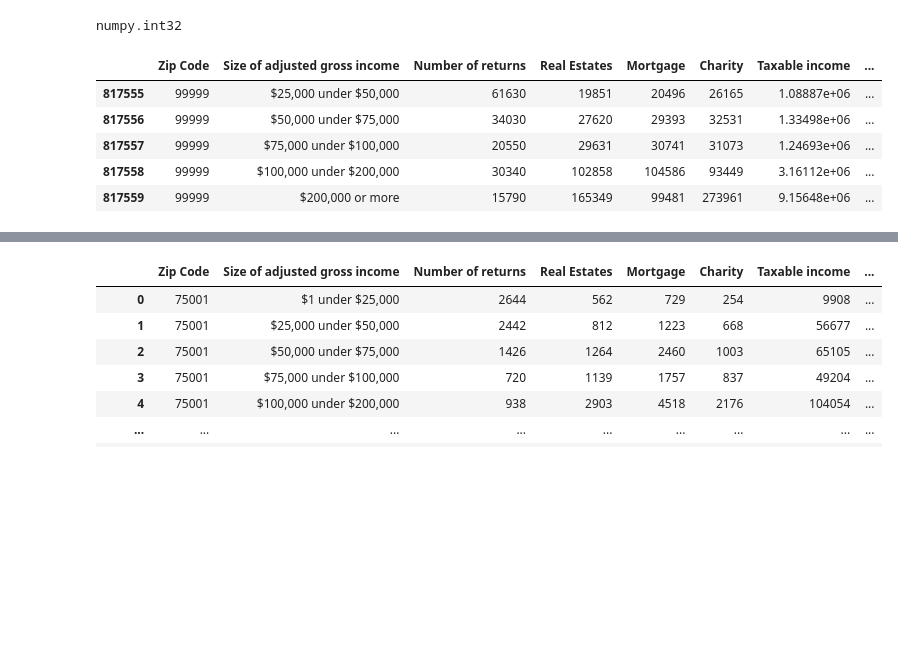
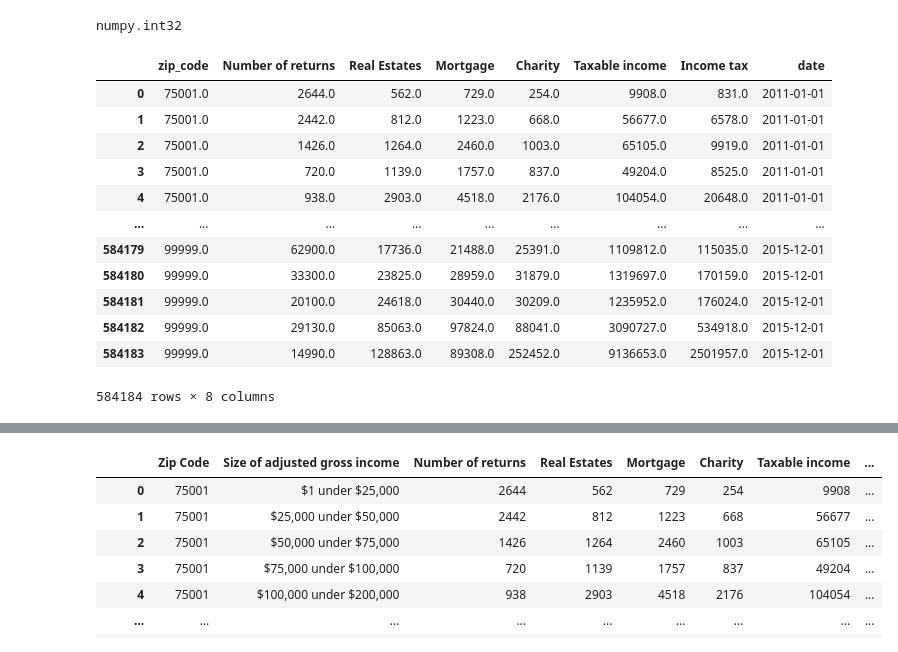
Before and after one commit to dovu93/Real_Estate_Investment_Identifier, a Jupyter notebook: Notebooks/Trial&Error_Vu.ipynb, the cells around one changed output, grey strips where cells are left out. Cells and saved outputs as stored; diff of their text form; code cells hidden in the pictures; blank space fills up the shorter version.

```diff
--- a/Notebooks/Trial&Error_Vu.ipynb
+++ b/Notebooks/Trial&Error_Vu.ipynb
@@ -372,15 +372,26 @@ cleaned_tax_2014 = Path("../resources/Vu/Tax_Data/cleaned_tax_FINAL.csv")
 tax_2011.to_csv(cleaned_tax_2014, index=False, header=True)
 # %%
-clean_path = Path("../resources/Vu/Tax_Data/cleaned_tax_FINAL.csv")
+clean_path = Path("../resources/Vu/Tax_Data/cleaned_tax_FINALs.csv")
 # %%
 clean_tax = pd.read_csv(clean_path)
+# %%
+clean_tax = clean_tax.rename({'Zip Code': 'zip_code'}, axis=1)
+# %%
+clean_tax.drop(columns = "Size of adjusted gross income", inplace = True)
 # %%
-clean_tax.tail()
+clean_tax
 # %% [output]
-|  | Zip Code | Size of adjusted gross income | Number of returns | Real Estates | Mortgage | Charity | Taxable income | ... |
-| 817555 | 99999 | $25,000 under $50,000 | 61630 | 19851 | 20496 | 26165 | 1.08887e+06 | ... |
-| 817556 | 99999 | $50,000 under $75,000 | 34030 | 27620 | 29393 | 32531 | 1.33498e+06 | ... |
-| 817557 | 99999 | $75,000 under $100,000 | 20550 | 29631 | 30741 | 31073 | 1.24693e+06 | ... |
-| 817558 | 99999 | $100,000 under $200,000 | 30340 | 102858 | 104586 | 93449 | 3.16112e+06 | ... |
-| 817559 | 99999 | $200,000 or more | 15790 | 165349 | 99481 | 273961 | 9.15648e+06 | ... |
+|  | zip_code | Number of returns | Real Estates | Mortgage | Charity | Taxable income | Income tax | date |
+| 0 | 75001.0 | 2644.0 | 562.0 | 729.0 | 254.0 | 9908.0 | 831.0 | 2011-01-01 |
+| 1 | 75001.0 | 2442.0 | 812.0 | 1223.0 | 668.0 | 56677.0 | 6578.0 | 2011-01-01 |
+| 2 | 75001.0 | 1426.0 | 1264.0 | 2460.0 | 1003.0 | 65105.0 | 9919.0 | 2011-01-01 |
+| 3 | 75001.0 | 720.0 | 1139.0 | 1757.0 | 837.0 | 49204.0 | 8525.0 | 2011-01-01 |
+| 4 | 75001.0 | 938.0 | 2903.0 | 4518.0 | 2176.0 | 104054.0 | 20648.0 | 2011-01-01 |
+| ... | ... | ... | ... | ... | ... | ... | ... | ... |
+| 584179 | 99999.0 | 62900.0 | 17736.0 | 21488.0 | 25391.0 | 1109812.0 | 115035.0 | 2015-12-01 |
+| 584180 | 99999.0 | 33300.0 | 23825.0 | 28959.0 | 31879.0 | 1319697.0 | 170159.0 | 2015-12-01 |
+| 584181 | 99999.0 | 20100.0 | 24618.0 | 30440.0 | 30209.0 | 1235952.0 | 176024.0 | 2015-12-01 |
+| 584182 | 99999.0 | 29130.0 | 85063.0 | 97824.0 | 88041.0 | 3090727.0 | 534918.0 | 2015-12-01 |
+| 584183 | 99999.0 | 14990.0 | 128863.0 | 89308.0 | 252452.0 | 9136653.0 | 2501957.0 | 2015-12-01 |
+584184 rows × 8 columns
 # %%
```
Also changed, not shown: parts of 20 cells of this notebook, 13 other files.
